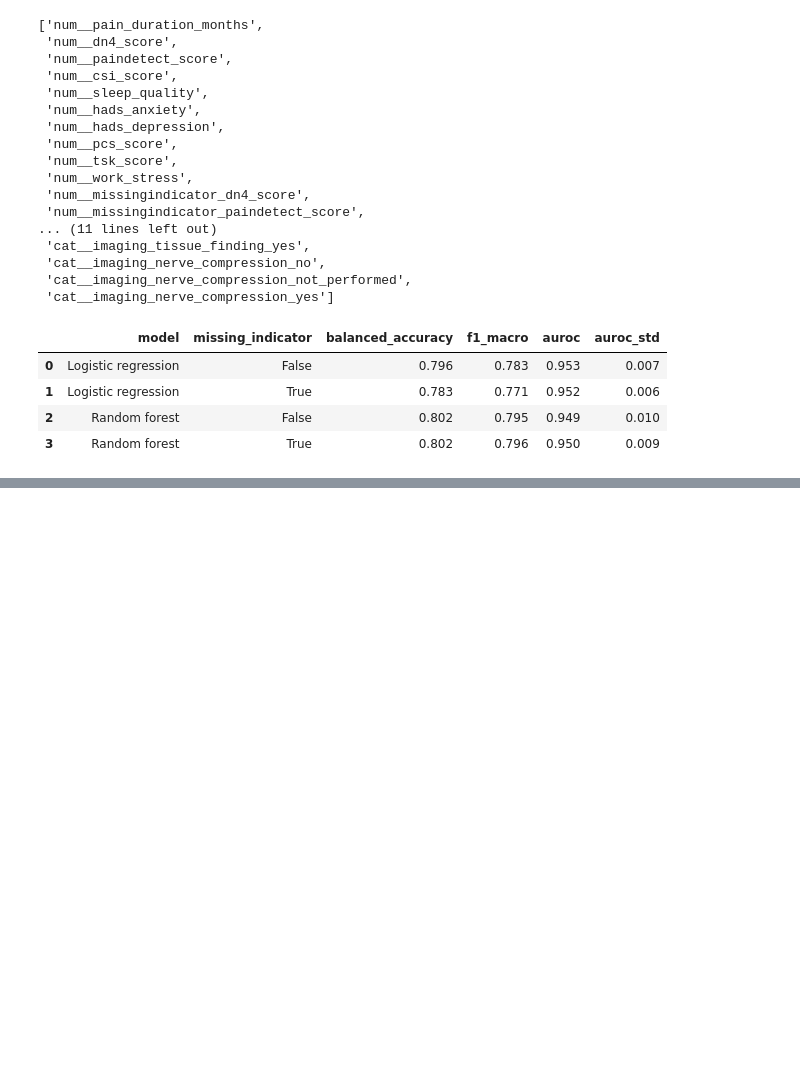
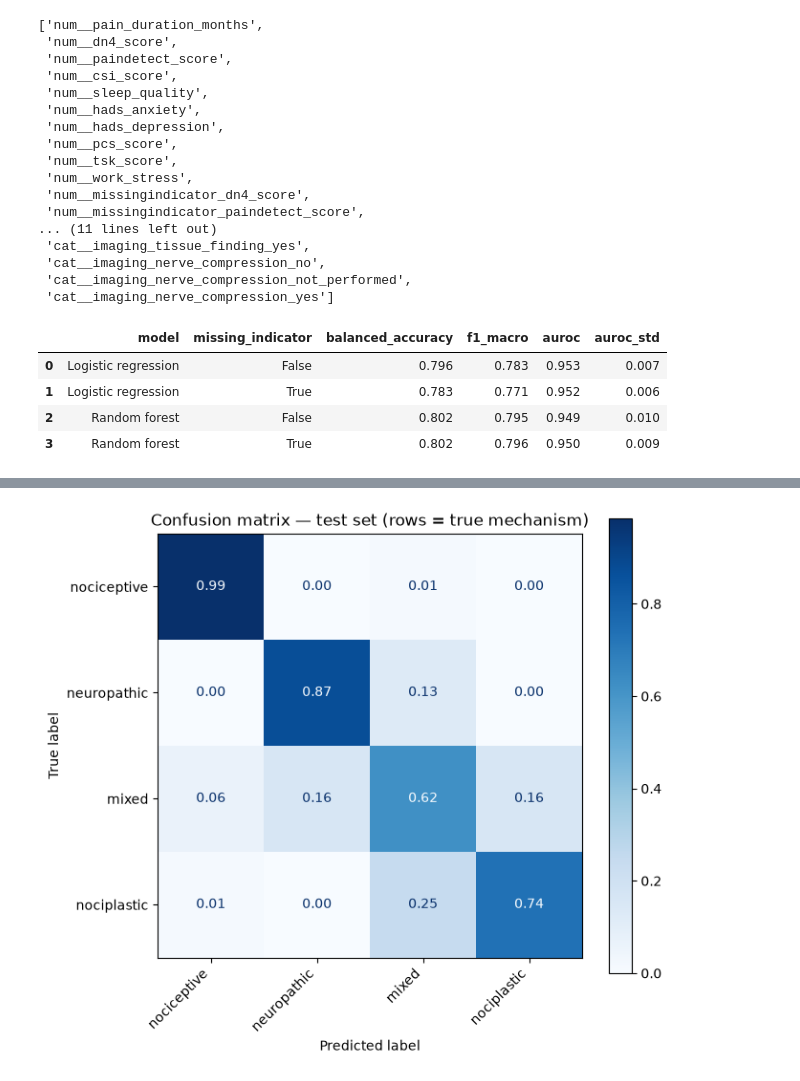
Before and after one commit to RenatoMurayama/pain-mechanism-classifier, a Jupyter notebook: notebooks/03_modeling.ipynb, the cells around one changed output, grey strips where cells are left out. Drawn from its saved outputs; the diff is of its cells as text; code cells hidden in the pictures; blank space fills up the shorter version.

Commit message:
Evaluate final logistic regression on the test set

```diff
--- a/notebooks/03_modeling.ipynb
+++ b/notebooks/03_modeling.ipynb
@@ -146,3 +146,28 @@ pd.DataFrame(results).round(3)
 | 1 | Logistic regression | True | 0.783 | 0.771 | 0.952 | 0.006 |
 | 2 | Random forest | False | 0.802 | 0.795 | 0.949 | 0.010 |
 | 3 | Random forest | True | 0.802 | 0.796 | 0.950 | 0.009 |
+# %%
+import matplotlib.pyplot as plt
+from sklearn.metrics import (
+    balanced_accuracy_score, roc_auc_score, classification_report, ConfusionMatrixDisplay,
+)
+
+MECHANISM_ORDER = ["nociceptive", "neuropathic", "mixed", "nociplastic"]
+
+# Final model: logistic regression without missing indicators
+final_model = Pipeline([
+    ("preprocess", make_preprocessor(add_missing_indicator=False)),
+    ("model", LogisticRegression(max_iter=1000, class_weight="balanced")),
+])
+
+# Train on the full training set
+final_model.fit(X_train, y_train)
+
+# Open the test set (only once)
+y_pred = final_model.predict(X_test)
+y_proba = final_model.predict_proba(X_test)
+
+print("Balanced accuracy:", round(balanced_accuracy_score(y_test, y_pred), 3))
+print("AUROC (one-vs-rest):", round(roc_auc_score(y_test, y_proba, multi_class="ovr"), 3))
+print()
+print(classification_report(y_test, y_pred, labels=MECHANISM_ORDER, digits=3))
@@ -148,0 +188,13 @@ pd.DataFrame(results).round(3)
+# %%
+# Confusion matrix on the test set (each row sums to 1)
+fig, ax = plt.subplots(figsize=(7, 6))
+ConfusionMatrixDisplay.from_predictions(
+    y_test, y_pred, labels=MECHANISM_ORDER, normalize="true",
+    cmap="Blues", values_format=".2f", ax=ax,
+)
+ax.set_title("Confusion matrix — test set (rows = true mechanism)")
+plt.xticks(rotation=45, ha="right")
+plt.tight_layout()
+plt.show()
+# %% [output]
+[figure, added]
```
Also changed, not shown: parts of 1 cell of this notebook.
